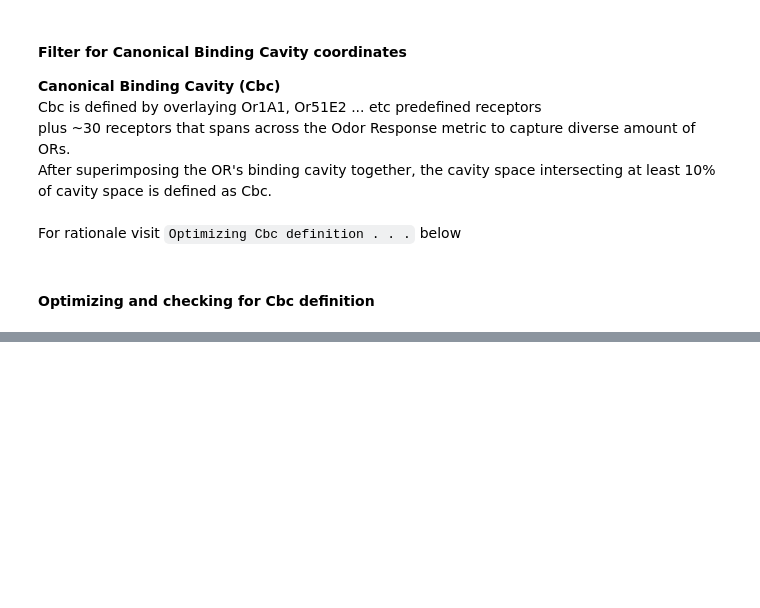
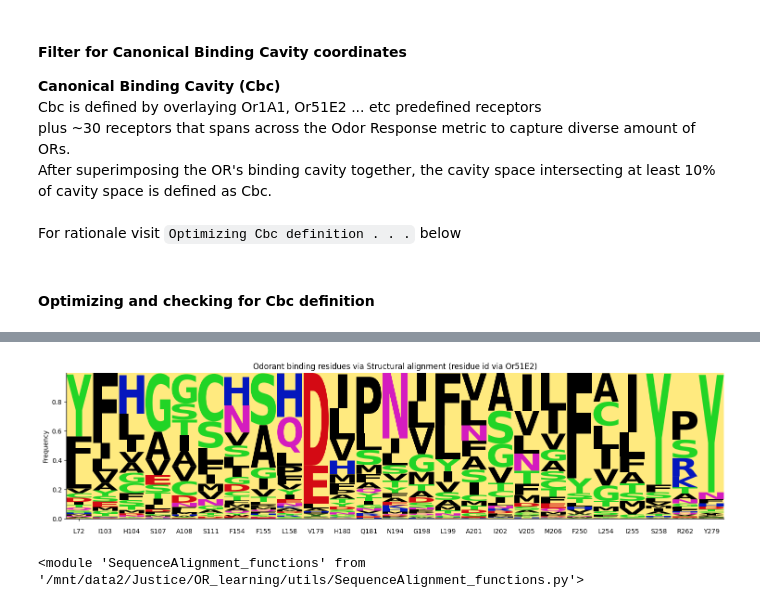
Before and after one commit to Justice-Lu/OR_learning, a Jupyter notebook: notebooks/binding_cavity/bc_01_Canonical_binding_cavity.ipynb, the cells around one changed output, grey strips where cells are left out. Drawn from its saved outputs; the diff is of its cells as text; code cells hidden in the pictures; blank space fills up the shorter version.

```diff
--- a/notebooks/binding_cavity/bc_01_Canonical_binding_cavity.ipynb
+++ b/notebooks/binding_cavity/bc_01_Canonical_binding_cavity.ipynb
@@ -445,0 +618,7 @@ fig.show()
+# %%
+# Making Grantham MDS dataframe
+Olfr_DL = np.load('../../files/Olfr_DL.npy', allow_pickle=True).item()
+
+alignment = pd.read_pickle(os.path.join(OR_LEARNING_PATH, 'files/binding_cavity/dict_bc_SeqAlignment_Full.pkl'))
+alignment = {Olfr_DL.get(_OR, _OR):alignment[_OR] for _OR in list(alignment.keys())}
+alignment = { _OR: alignment[_OR] for _OR in np.sort(list(alignment.keys()))}
@@ -445,0 +627,32 @@ fig.show()
+# %%
+# Trimming alignment sequences to reduce highly gapped region
+filtered_alignment, frequency_matrix = sa.trim_alignment(alignment, gap_threshold=0.5)
+aligned_sequence = alignment['Or51E2']
+filtered_sequence = ''.join(filtered_alignment[list(alignment.keys()).index('Or51E2')])
+
+# Assigning residue highlights
+target_residues = ["L72", "I103", "H104", "A105", "S107", "A108", "S111", "F154", "F155", "L158", "V179", "H180",
+                       "Q181", "N194", "G198", "L199", "A201", "I202", "V205", "M206", "F250", "L254", "I255", "S258",
+                       "R262", "Y279"]
+highlighted_mapping = sa.map_residues_to_filtered(aligned_sequence,
+                            filtered_sequence,
+                            target_residues)
+
+# Extract updated target_residue positions to filtered positions then filter matrix by target_residues
+highlighted_mapping_pos = [highlighted_mapping[_res]-1 for _res in highlighted_mapping]
+filtered_alignment = filtered_alignment[:, highlighted_mapping_pos]
+frequency_matrix = frequency_matrix[:, highlighted_mapping_pos]
+
+# Plotting weblogo
+fig = pf.plot_weblogo(frequency_matrix,
+                      highlight_index={_res: i+1 for i, _res in enumerate(highlighted_mapping)},
+                      highlight_text_color="black",
+                      highlight_text_size=12,
+                    #   bw_index=bw_mapping,
+                      figsize=[15,4],
+                      row_length=30,
+                      plot_title='Odorant binding residues via Structural alignment (residue id via Or51E2)',
+                      show_axticks=False)
+
+fig.savefig('../../output/Canonical_bc/SeqAlignment/SeqAlignment_Obr.png')
+# %% [output]
@@ -445,0 +660 @@ fig.show()
+[figure, added]
@@ -445,0 +669,9 @@ fig.show()
+# %%
+import importlib
+
+importlib.reload(bc)
+importlib.reload(vf)
+importlib.reload(pf)
+importlib.reload(sa)
+# %% [output]
+<module 'SequenceAlignment_functions' from '/mnt/data2/Justice/OR_learning/utils/SequenceAlignment_functions.py'>
```
Also changed, not shown: parts of 28 cells of this notebook, 46 other files.
